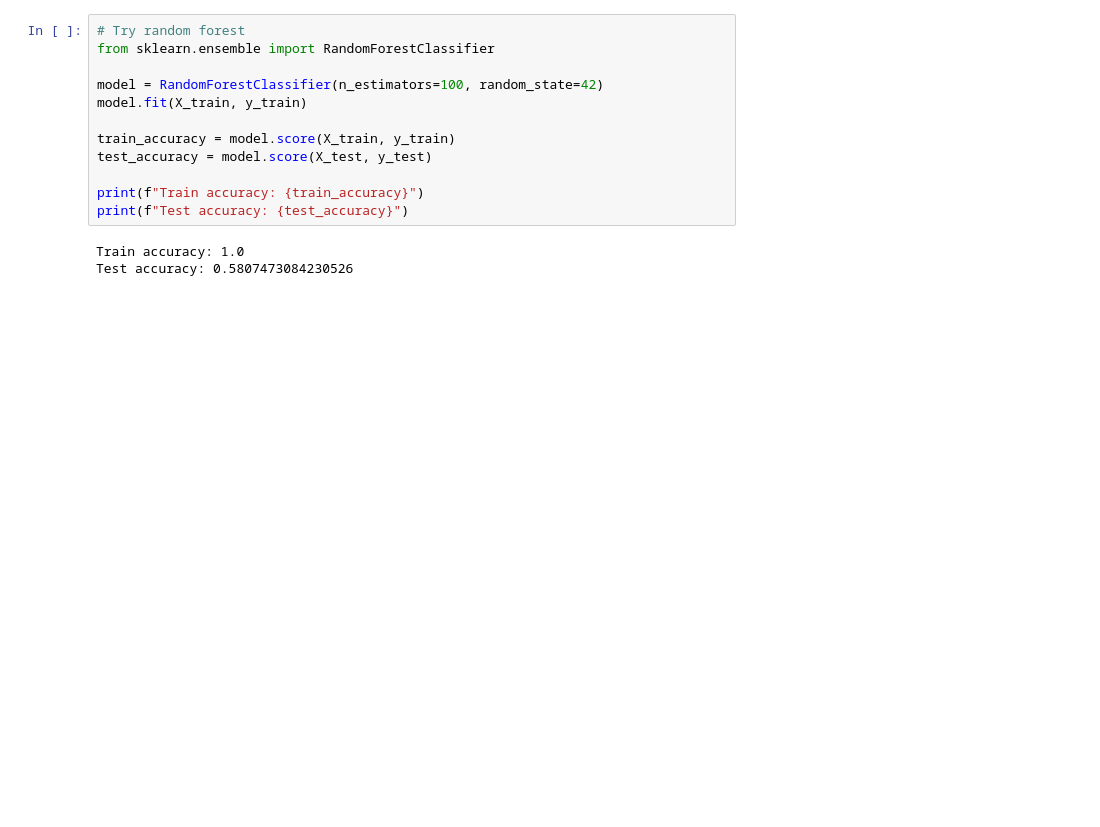
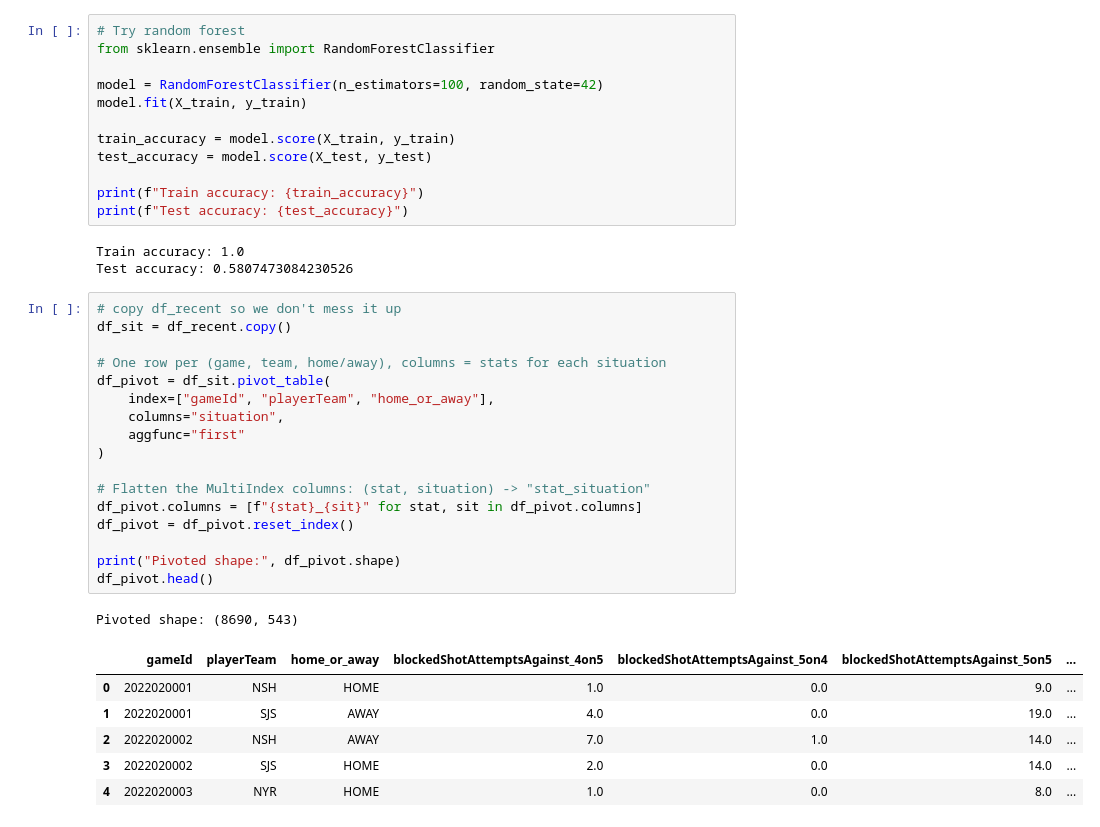
Before and after one commit to Rizzi7/NHL-Game-Prediction-CP322, a Jupyter notebook: notebooks/data_exploration.ipynb, the cells around one changed output. Saved outputs shown, nothing was run; the diff lists cells and outputs as text; blank space fills up the shorter version.

```diff
--- a/notebooks/data_exploration.ipynb
+++ b/notebooks/data_exploration.ipynb
@@ -423,3 +423,28 @@ print(f"Test accuracy: {test_accuracy}")
 # %% [output]
 Train accuracy: 1.0
 Test accuracy: 0.5807473084230526
+# %%
+# copy df_recent so we don't mess it up
+df_sit = df_recent.copy()
+
+# One row per (game, team, home/away), columns = stats for each situation
+df_pivot = df_sit.pivot_table(
+    index=["gameId", "playerTeam", "home_or_away"],
+    columns="situation",
+    aggfunc="first"
+)
+
+# Flatten the MultiIndex columns: (stat, situation) -> "stat_situation"
+df_pivot.columns = [f"{stat}_{sit}" for stat, sit in df_pivot.columns]
+df_pivot = df_pivot.reset_index()
+
+print("Pivoted shape:", df_pivot.shape)
+df_pivot.head()
+# %% [output]
+Pivoted shape: (8690, 543)
+|  | gameId | playerTeam | home_or_away | blockedShotAttemptsAgainst_4on5 | blockedShotAttemptsAgainst_5on4 | blockedShotAttemptsAgainst_5on5 | ... |
+| 0 | 2022020001 | NSH | HOME | 1.0 | 0.0 | 9.0 | ... |
+| 1 | 2022020001 | SJS | AWAY | 4.0 | 0.0 | 19.0 | ... |
+| 2 | 2022020002 | NSH | AWAY | 7.0 | 1.0 | 14.0 | ... |
+| 3 | 2022020002 | SJS | HOME | 2.0 | 0.0 | 14.0 | ... |
+| 4 | 2022020003 | NYR | HOME | 1.0 | 0.0 | 8.0 | ... |
```
Also changed, not shown: parts of 20 cells of this notebook.
